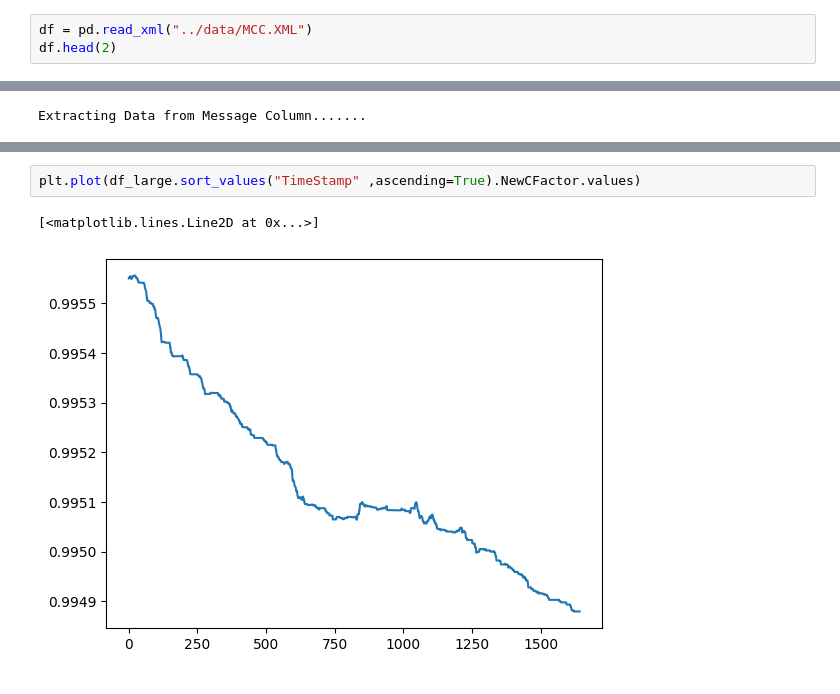
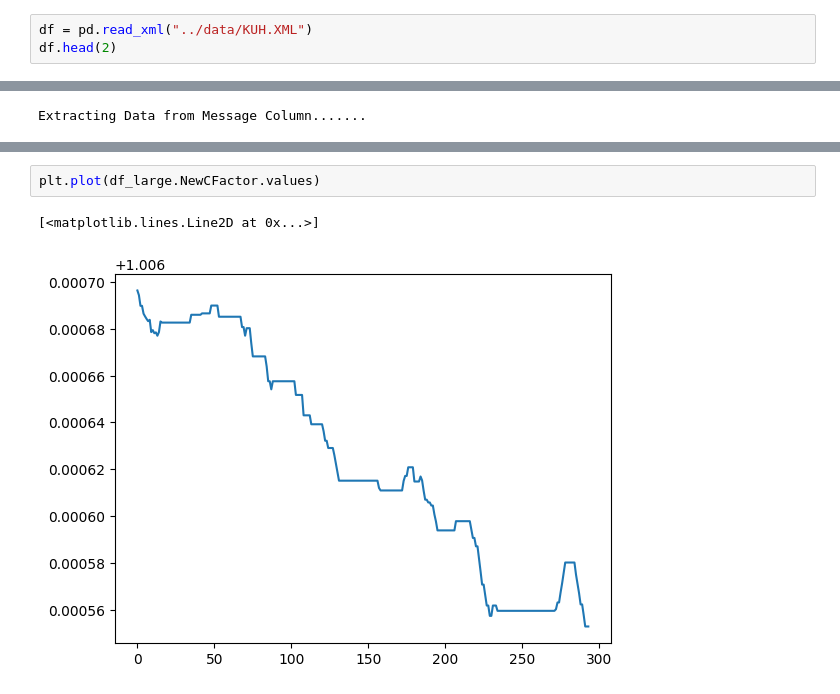
Before and after one commit to Aylore/filament-component-failure-prediction, a Jupyter notebook: notebooks/EDA.ipynb, the cells around one changed output, grey strips where cells are left out. Saved outputs shown, nothing was run; the diff lists cells and outputs as text.

```diff
--- a/notebooks/EDA.ipynb
+++ b/notebooks/EDA.ipynb
@@ -8,7 +8,7 @@ import matplotlib.pyplot as plt
 
 from utils.preprocess import DataProcessor
 # %%
-df = pd.read_xml("../data/MCC.XML")
+df = pd.read_xml("../data/KUH.XML")
 df.head(2)
 # %% [output]
 |  | StringValue | NumberOfParameters | Service | TechnicalEventType | TechnicalID | Description | TimeStamp | ... |
@@ -52,5 +27,5 @@ df_large.sort_values("TimeStamp" ,ascending=True)#.NewCFactor.plot()
 # %%
-plt.plot(df_large.sort_values("TimeStamp" ,ascending=True).NewCFactor.values)
+plt.plot(df_large.NewCFactor.values)
 # %% [output]
 [<matplotlib.lines.Line2D at 0x...>]
-[figure, old version]
+[figure, new version]
```
Also changed, not shown: parts of 9 cells of this notebook, 9 other files.
